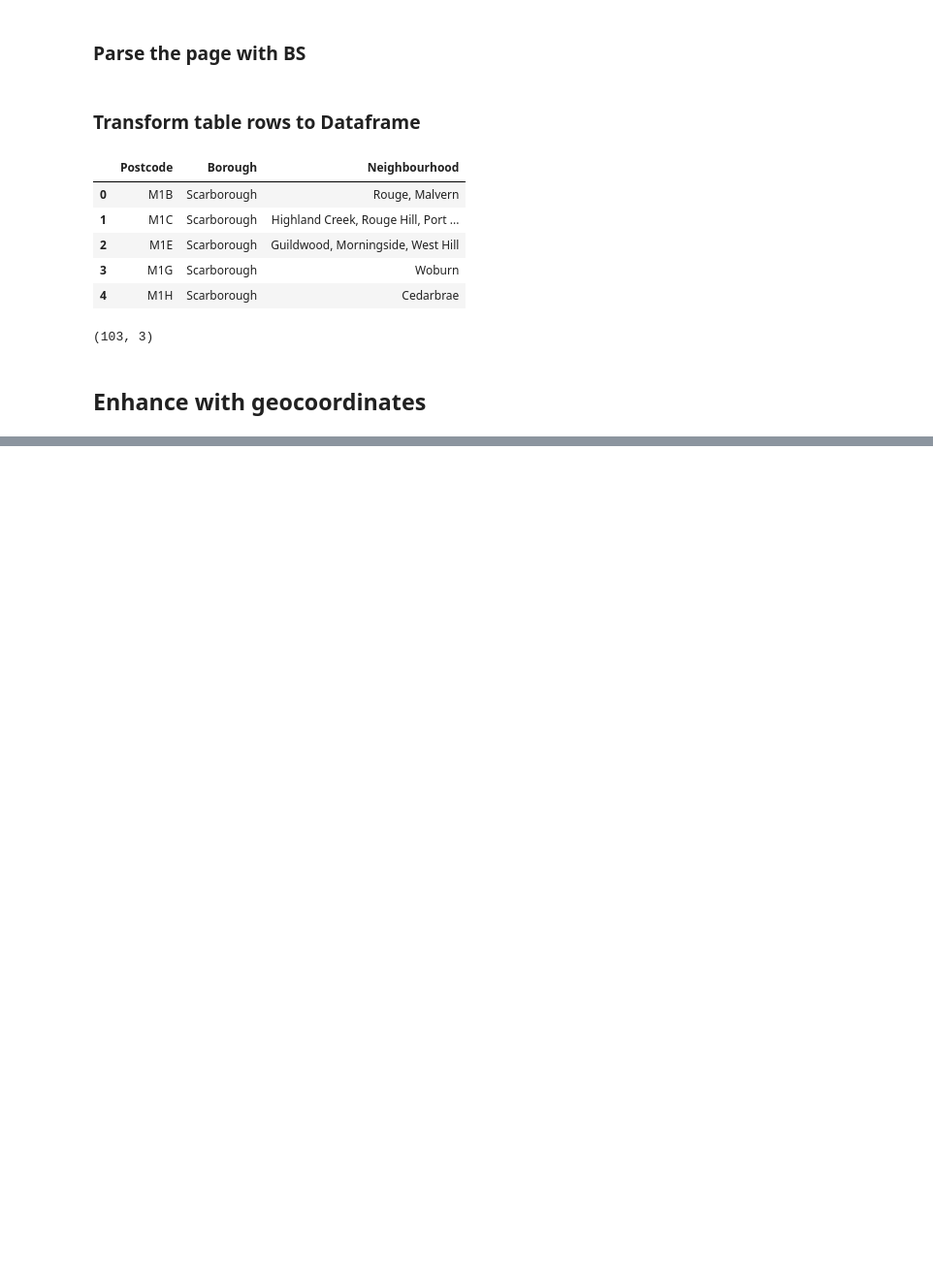
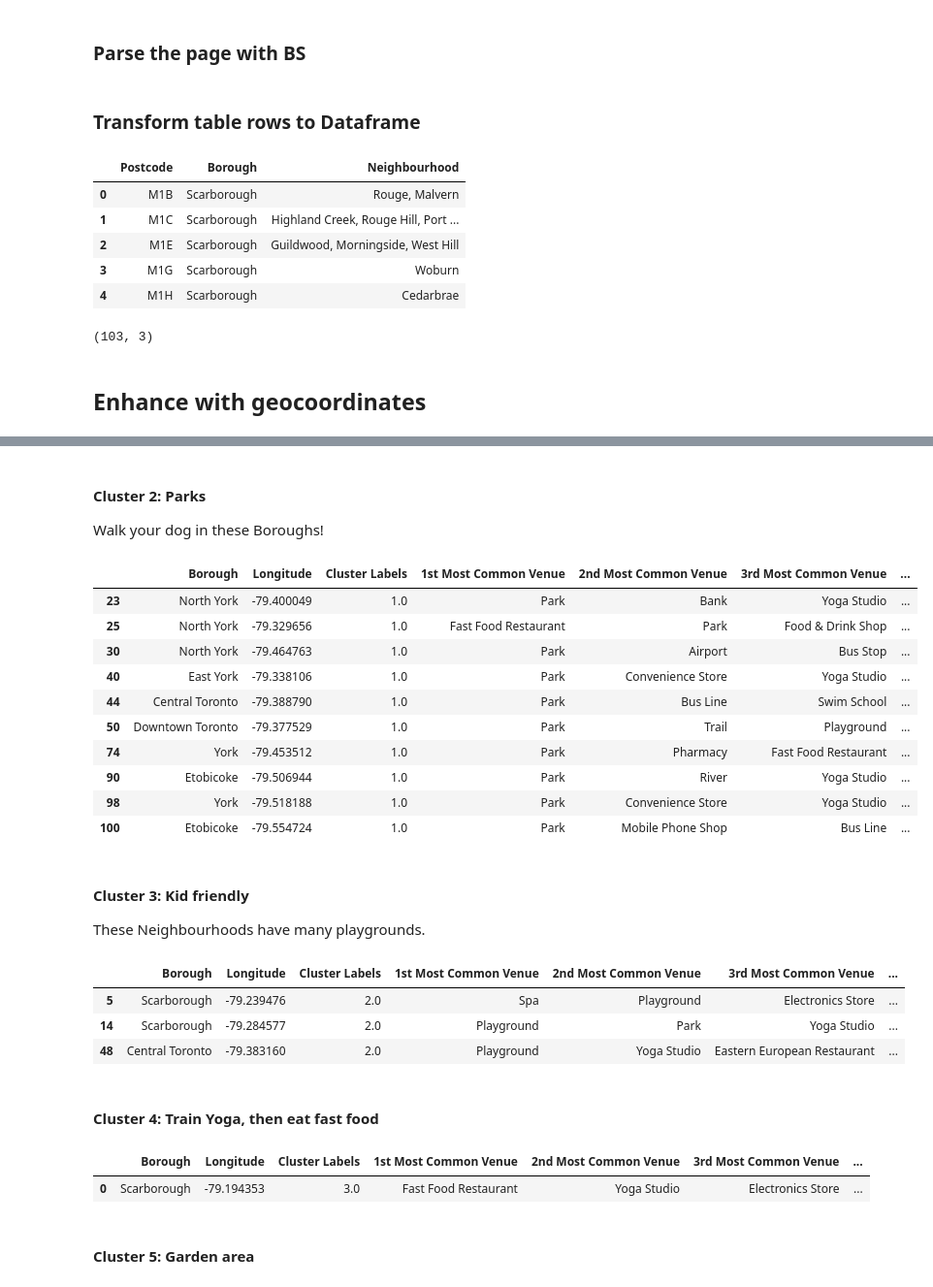
Before and after one commit to adi-de-masi/adsc-notebook, a Jupyter notebook: adsc-2.ipynb, the cells around one changed output, grey strips where cells are left out. Shown at 97% size. Saved outputs shown, nothing was run; the diff lists cells and outputs as text; code cells hidden in the pictures; blank space fills up the shorter version.

```diff
--- a/adsc-2.ipynb
+++ b/adsc-2.ipynb
@@ -94,0 +433,38 @@ geo_enhanced_df.drop(labels='Postal Code', axis='columns')
+# %% [markdown]
+#### Cluster 2: Parks
+
+Walk your dog in these Boroughs!
+# %%
+toronto_merged.loc[toronto_merged['Cluster Labels'] == 1, toronto_merged.columns[[1] + list(range(5, toronto_merged.shape[1]))]]
+# %% [output]
+|  | Borough | Longitude | Cluster Labels | 1st Most Common Venue | 2nd Most Common Venue | 3rd Most Common Venue | ... |
+| 23 | North York | -79.400049 | 1.0 | Park | Bank | Yoga Studio | ... |
+| 25 | North York | -79.329656 | 1.0 | Fast Food Restaurant | Park | Food & Drink Shop | ... |
+| 30 | North York | -79.464763 | 1.0 | Park | Airport | Bus Stop | ... |
+| 40 | East York | -79.338106 | 1.0 | Park | Convenience Store | Yoga Studio | ... |
+| 44 | Central Toronto | -79.388790 | 1.0 | Park | Bus Line | Swim School | ... |
+| 50 | Downtown Toronto | -79.377529 | 1.0 | Park | Trail | Playground | ... |
+| 74 | York | -79.453512 | 1.0 | Park | Pharmacy | Fast Food Restaurant | ... |
+| 90 | Etobicoke | -79.506944 | 1.0 | Park | River | Yoga Studio | ... |
+| 98 | York | -79.518188 | 1.0 | Park | Convenience Store | Yoga Studio | ... |
+| 100 | Etobicoke | -79.554724 | 1.0 | Park | Mobile Phone Shop | Bus Line | ... |
+# %% [markdown]
+#### Cluster 3: Kid friendly
+
+These Neighbourhoods have many playgrounds.
+# %%
+toronto_merged.loc[toronto_merged['Cluster Labels'] == 2, toronto_merged.columns[[1] + list(range(5, toronto_merged.shape[1]))]]
+# %% [output]
+|  | Borough | Longitude | Cluster Labels | 1st Most Common Venue | 2nd Most Common Venue | 3rd Most Common Venue | ... |
+| 5 | Scarborough | -79.239476 | 2.0 | Spa | Playground | Electronics Store | ... |
+| 14 | Scarborough | -79.284577 | 2.0 | Playground | Park | Yoga Studio | ... |
+| 48 | Central Toronto | -79.383160 | 2.0 | Playground | Yoga Studio | Eastern European Restaurant | ... |
+# %% [markdown]
+#### Cluster 4: Train Yoga, then eat fast food
+# %%
+toronto_merged.loc[toronto_merged['Cluster Labels'] == 3, toronto_merged.columns[[1] + list(range(5, toronto_merged.shape[1]))]]
+# %% [output]
+|  | Borough | Longitude | Cluster Labels | 1st Most Common Venue | 2nd Most Common Venue | 3rd Most Common Venue | ... |
+| 0 | Scarborough | -79.194353 | 3.0 | Fast Food Restaurant | Yoga Studio | Electronics Store | ... |
+# %% [markdown]
+#### Cluster 5: Garden area
```
Also changed, not shown: parts of 31 cells of this notebook.
